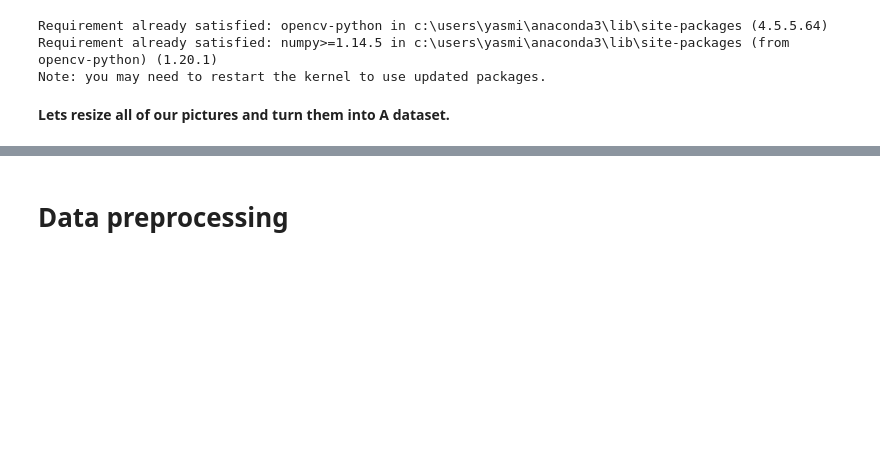
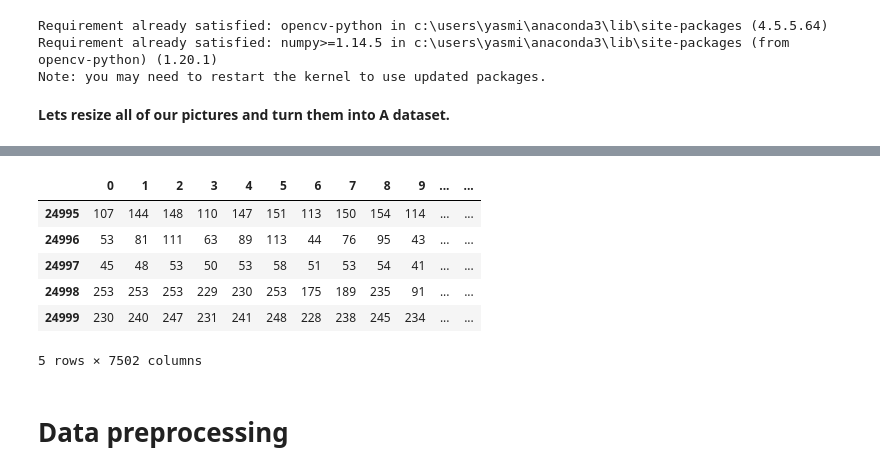
Before and after one commit to Yasmin0610/OurProject, a Jupyter notebook: Cats vs Dogs.ipynb, the cells around one changed output, grey strips where cells are left out. Saved outputs shown, nothing was run; the diff lists cells and outputs as text; code cells hidden in the pictures; blank space fills up the shorter version.

```diff
--- a/Cats vs Dogs.ipynb
+++ b/Cats vs Dogs.ipynb
@@ -77,3 +96,13 @@ df = pd.concat([images_df, labels_df], axis=1)
+# %%
+df.tail()
+# %% [output]
+|  | 0 | 1 | 2 | 3 | 4 | 5 | 6 | 7 | 8 | 9 | ... | ... |
+| 24995 | 107 | 144 | 148 | 110 | 147 | 151 | 113 | 150 | 154 | 114 | ... | ... |
+| 24996 | 53 | 81 | 111 | 63 | 89 | 113 | 44 | 76 | 95 | 43 | ... | ... |
+| 24997 | 45 | 48 | 53 | 50 | 53 | 58 | 51 | 53 | 54 | 41 | ... | ... |
+| 24998 | 253 | 253 | 253 | 229 | 230 | 253 | 175 | 189 | 235 | 91 | ... | ... |
+| 24999 | 230 | 240 | 247 | 231 | 241 | 248 | 228 | 238 | 245 | 234 | ... | ... |
+5 rows × 7502 columns
 # %% [markdown]
 # Data preprocessing
 # %%
```
Also changed, not shown: parts of 9 cells of this notebook.
